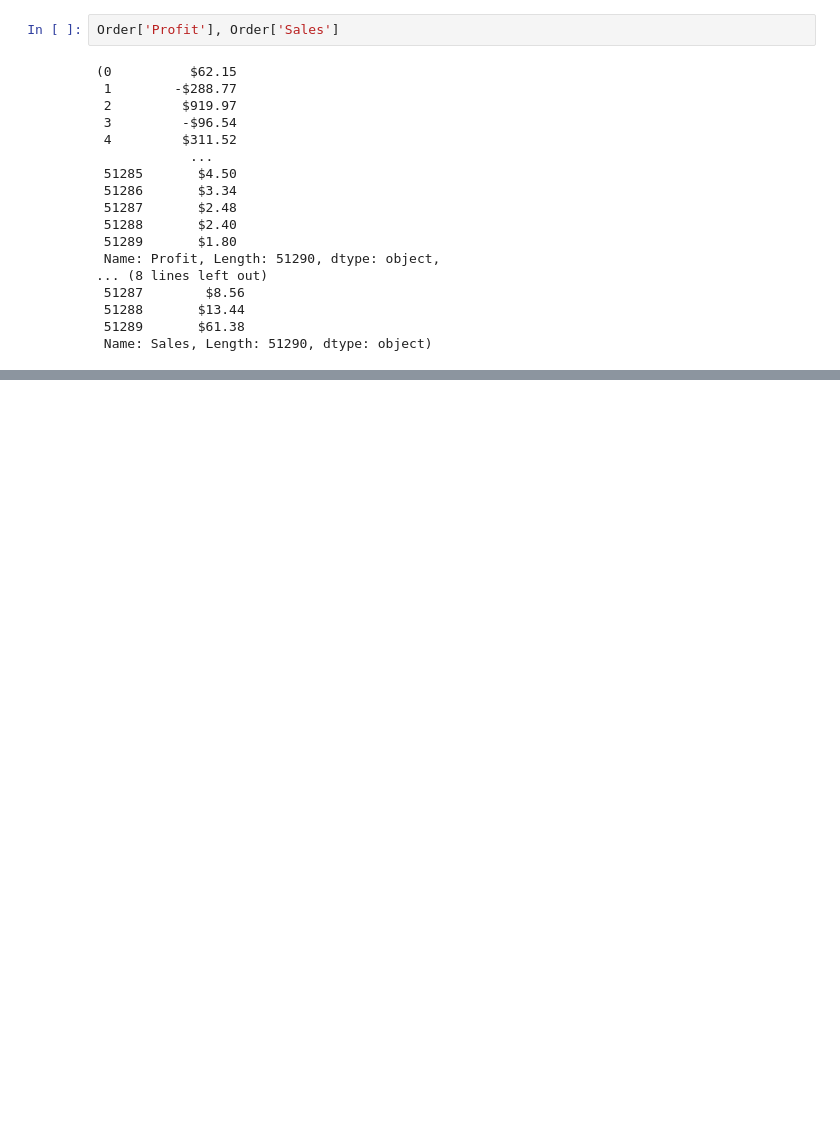
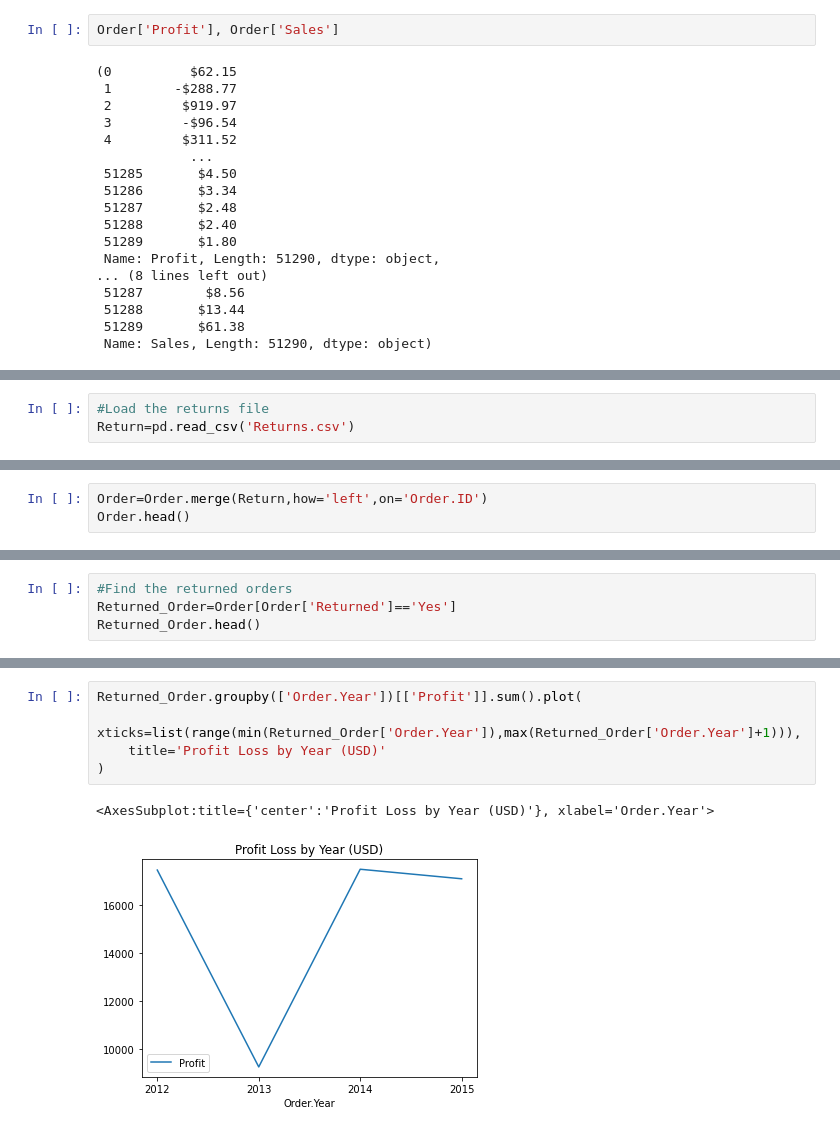
Before and after one commit to tiko148/Inventory_Management_ML, a Jupyter notebook: Chance/Code.ipynb, the cells around one changed output, grey strips where cells are left out. Cells and saved outputs as stored; diff of their text form; blank space fills up the shorter version.

```diff
--- a/Chance/Code.ipynb
+++ b/Chance/Code.ipynb
@@ -64,0 +168,3 @@ Order['Sales']=pd.to_numeric(Order['Sales'],errors='ignore')
+# %%
+#Load the returns file
+Return=pd.read_csv('Returns.csv')
@@ -79,0 +207,3 @@ Name: Sales, Length: 51290, dtype: float64
+# %%
+Order=Order.merge(Return,how='left',on='Order.ID')
+Order.head()
@@ -79,0 +222,4 @@ Name: Sales, Length: 51290, dtype: float64
+# %%
+#Find the returned orders
+Returned_Order=Order[Order['Returned']=='Yes']
+Returned_Order.head()
@@ -79,0 +234,8 @@ Name: Sales, Length: 51290, dtype: float64
+# %%
+Returned_Order.groupby(['Order.Year'])[['Profit']].sum().plot(
+    xticks=list(range(min(Returned_Order['Order.Year']),max(Returned_Order['Order.Year']+1))),
+    title='Profit Loss by Year (USD)'
+)
+# %% [output]
+<AxesSubplot:title={'center':'Profit Loss by Year (USD)'}, xlabel='Order.Year'>
+[figure, added]
```
Also changed, not shown: parts of 44 cells of this notebook.
